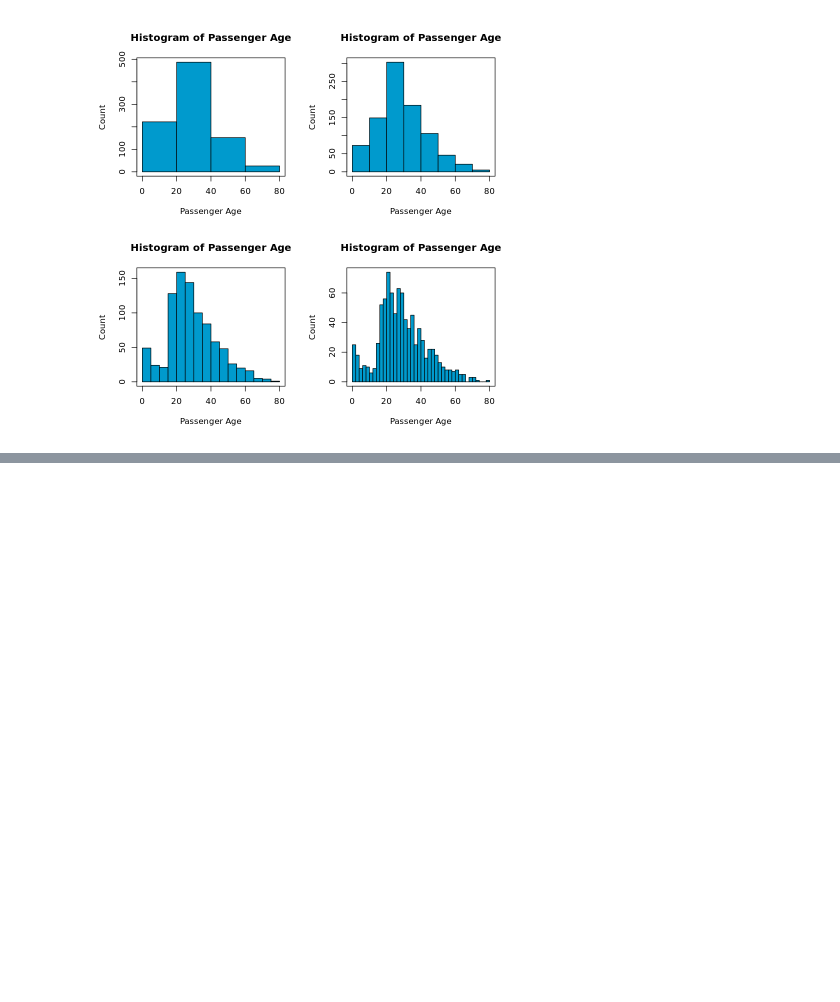
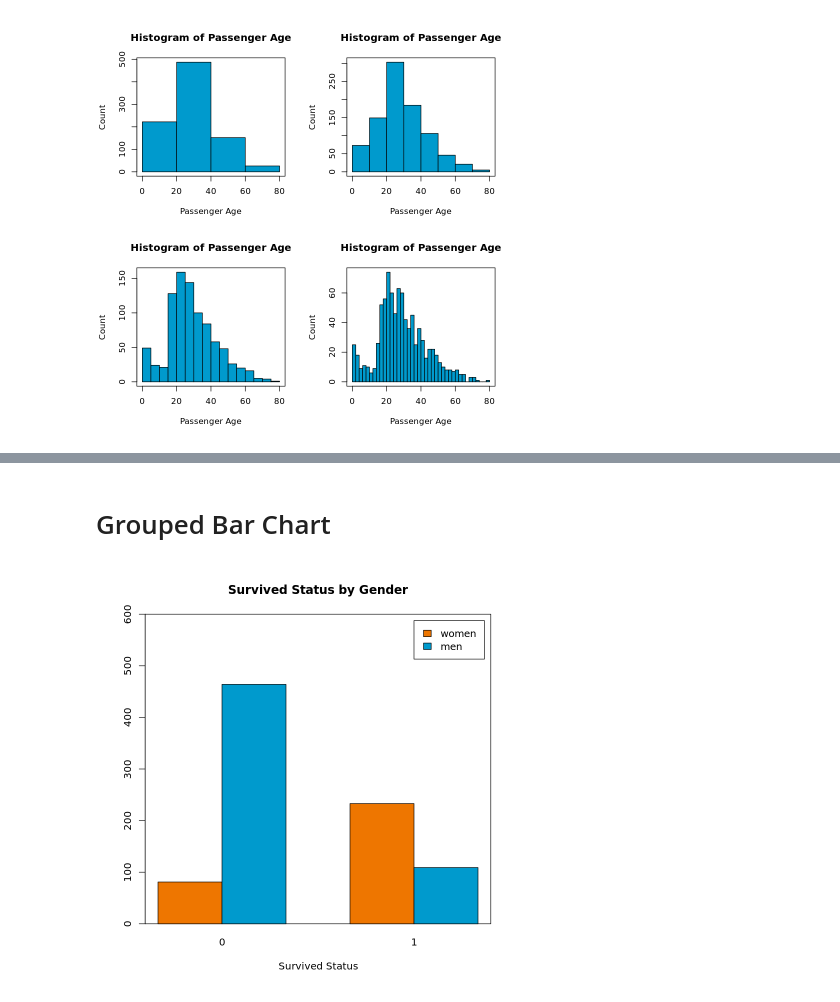
Before and after one commit to oscarm524/R_Programming, a Jupyter notebook: Data_Visualization/Data_Visualization.ipynb, the cells around one changed output, grey strips where cells are left out. Saved outputs shown, nothing was run; the diff lists cells and outputs as text; code cells hidden in the pictures; blank space fills up the shorter version.

```diff
--- a/Data_Visualization/Data_Visualization.ipynb
+++ b/Data_Visualization/Data_Visualization.ipynb
@@ -78,0 +92,13 @@ box()
+# %% [markdown]
+# Grouped Bar Chart
+# %%
+## Defining the pdf file to save plot
+# pdf('group_bar_chart.pdf', width = 10, height = 8)
+
+## Creating a grouped bar chart for survived and sex
+barplot(table(titanic$Sex, titanic$Survived), beside = TRUE, col = c('darkorange2', 'deepskyblue3'), legend = c('women', 'men'), xlab = 'Survived Status', ylim = c(0, 600), main = 'Survived Status by Gender')
+box()
+
+# dev.off()
+# %% [output]
+[figure, added]
```
Also changed, not shown: parts of 5 cells of this notebook.
